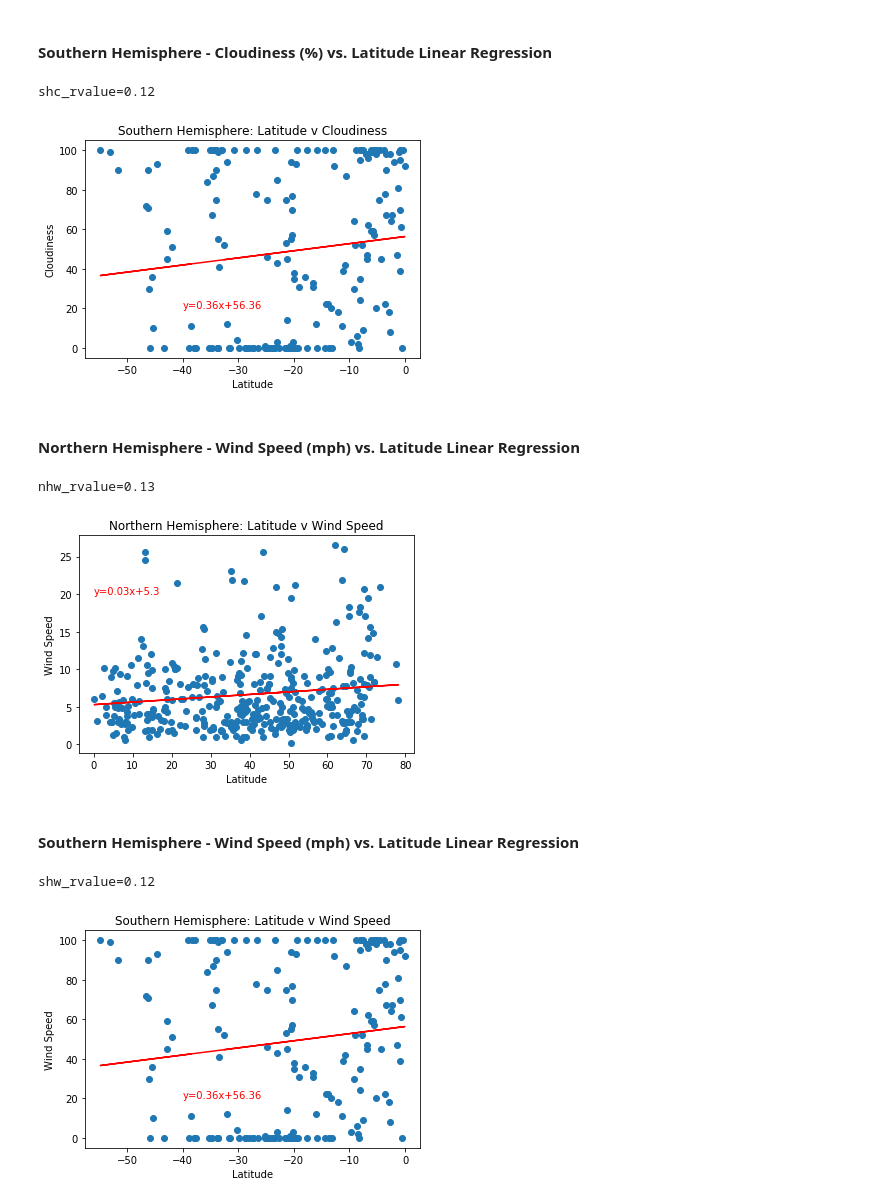
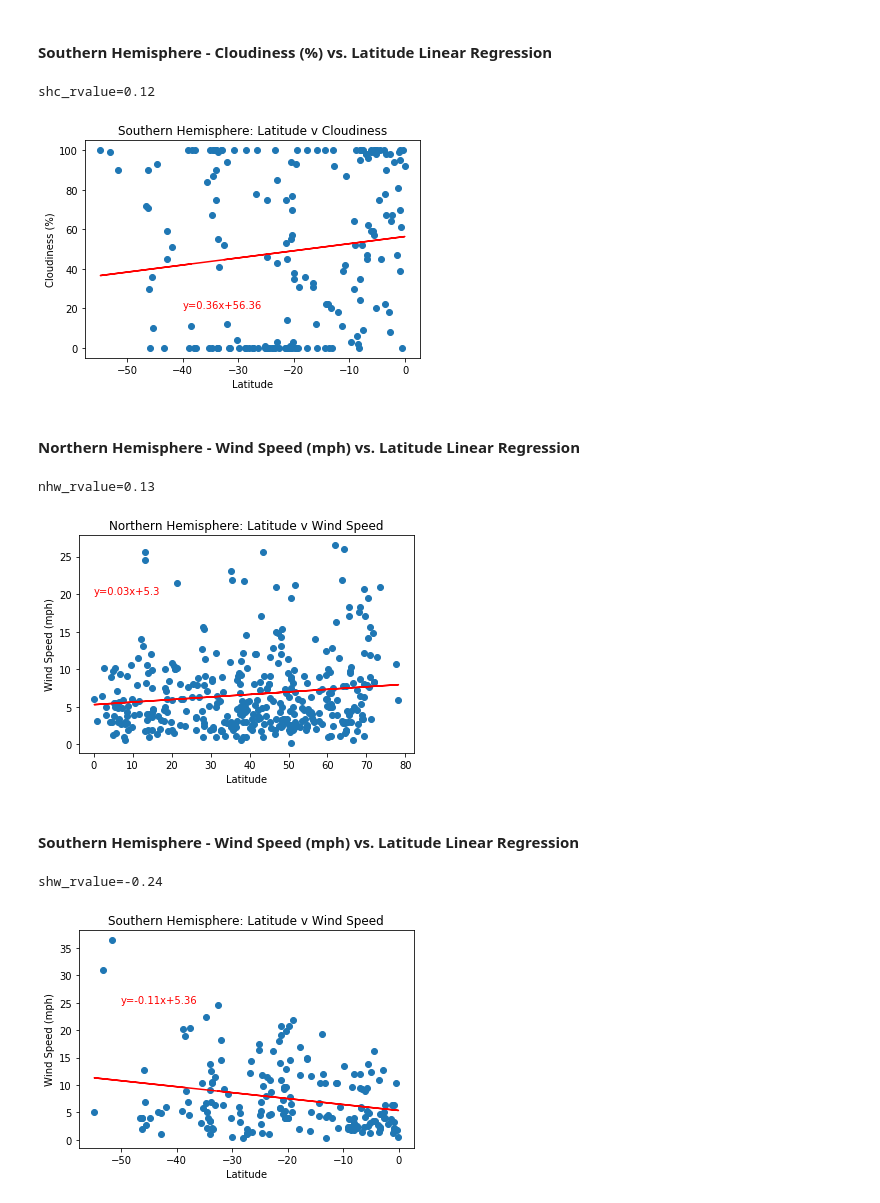
Before and after one commit to gabrielmacey/python_api_challenge, a Jupyter notebook: WeatherPy/WeatherPy.ipynb, the cells around one changed output. Saved outputs shown, nothing was run; the diff lists cells and outputs as text; code cells hidden in the pictures.

```diff
--- a/WeatherPy/WeatherPy.ipynb
+++ b/WeatherPy/WeatherPy.ipynb
@@ -375,13 +375,13 @@ plt.plot(shc_x_value, shc_regress_value, "r-")
 plt.annotate(shc_line_eq,(-40,20), color="red")
 plt.title("Southern Hemisphere: Latitude v Cloudiness")
 plt.xlabel("Latitude")
-plt.ylabel("Cloudiness")
+plt.ylabel("Cloudiness (%)")
 print(f"shc_rvalue={round(shc_rvalue,2)}")
 plt.savefig("Southern_Hemisphere_Cloud_v_Lat.png")
 plt.show()
 # %% [output]
 shc_rvalue=0.12
-[figure, old version]
+[figure, new version]
 # %% [markdown]
 ####  Northern Hemisphere - Wind Speed (mph) vs. Latitude Linear Regression
 # %%
@@ -395,30 +395,30 @@ plt.plot(nhw_x_value, nhw_regress_value, "r-")
 plt.annotate(nhw_line_eq,(0,20), color="red")
 plt.title("Northern Hemisphere: Latitude v Wind Speed")
 plt.xlabel("Latitude")
-plt.ylabel("Wind Speed")
+plt.ylabel("Wind Speed (mph)")
 print(f"nhw_rvalue={round(nhw_rvalue,2)}")
-plt.savefig("Southern_Hemisphere_Wind_v_Lat.png")
+plt.savefig("Northern_Hemisphere_Wind_v_Lat.png")
 plt.show()
 # %% [output]
 nhw_rvalue=0.13
-[figure, old version]
+[figure, new version]
 # %% [markdown]
 ####  Southern Hemisphere - Wind Speed (mph) vs. Latitude Linear Regression
 # %%
 shw_x_value = southern_data["Latitude"]
-shw_y_value = southern_data["Cloudiness"]
+shw_y_value = southern_data["Wind Speed"]
 (shw_slope, shw_intercept, shw_rvalue, shw_pvalue, shw_stderr)=linregress(shw_x_value,shw_y_value)
 shw_regress_value = shw_x_value * shw_slope + shw_intercept
 shw_line_eq = "y=" + str(round(shw_slope,2)) + "x+" + str(round(shw_intercept,2))
 plt.scatter(shw_x_value,shw_y_value)
-plt.plot(shc_x_value, shw_regress_value, "r-")
-plt.annotate(shw_line_eq,(-40,20), color="red")
+plt.plot(shw_x_value, shw_regress_value, "r-")
+plt.annotate(shw_line_eq,(-50,25), color="red")
 plt.title("Southern Hemisphere: Latitude v Wind Speed")
 plt.xlabel("Latitude")
-plt.ylabel("Wind Speed")
+plt.ylabel("Wind Speed (mph)")
 print(f"shw_rvalue={round(shw_rvalue,2)}")
 plt.savefig("Southern_Hemisphere_Wind_v_Lat.png")
 plt.show()
 # %% [output]
-shw_rvalue=0.12
+shw_rvalue=-0.24
-[figure, old version]
+[figure, new version]
```
Also changed, not shown: parts of 6 cells of this notebook, 8 other files.
